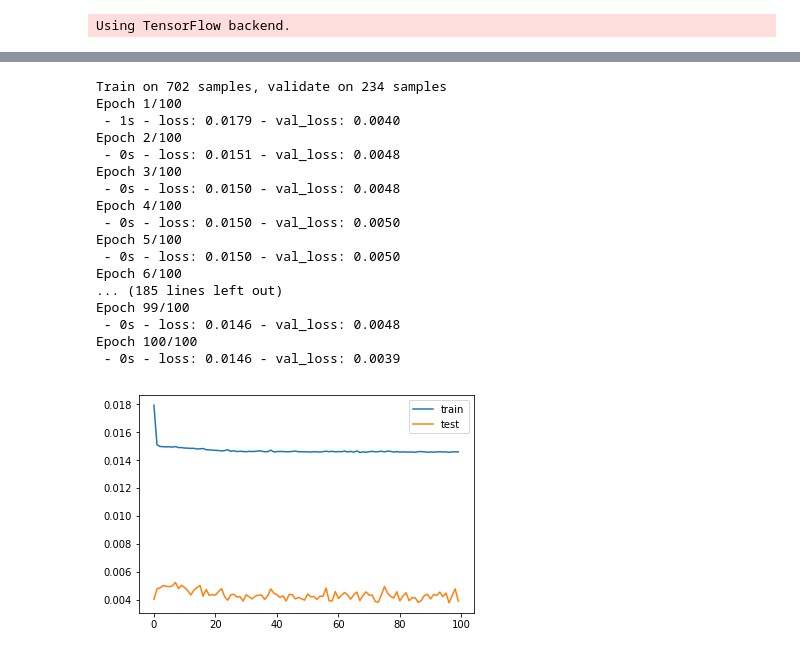
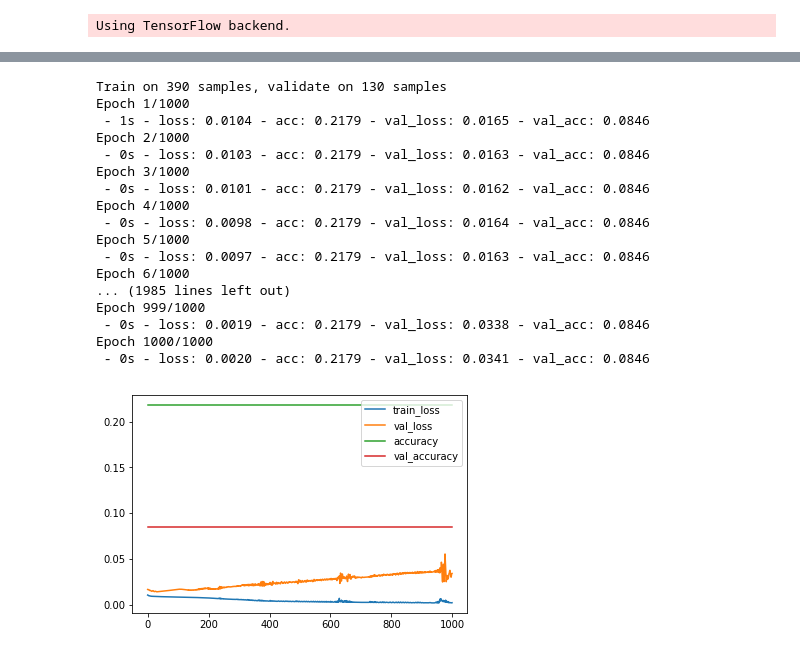
Before and after one commit to ChamodDamitha/Dengue-ML, a Jupyter notebook: Dengue-ML-LSTM.ipynb, the cells around one changed output, grey strips where cells are left out. Cells and saved outputs as stored; diff of their text form; code cells hidden in the pictures.

Commit message:
Add lstm with timesteps

```diff
--- a/Dengue-ML-LSTM.ipynb
+++ b/Dengue-ML-LSTM.ipynb
@@ -124,34 +224,55 @@ sj_test = sj_test_features.reshape(sj_test_features.shape[0], 1, sj_test_feature
 # %%
 # create and fit the LSTM network
-sj_model = Sequential()
-sj_model.add(LSTM(4, input_shape=(1, 4), return_sequences=True))
-sj_model.add(LSTM(1))
-sj_model.add(Dense(1))
+iq_model = Sequential()
 
-sj_model.compile(loss='mean_squared_error', optimizer='adam')
-hist = sj_model.fit(sj_train_X, sj_train_y, epochs=100, batch_size=10, verbose=2,
-          validation_data=(sj_test_X, sj_test_y))
+# stateful LSTM
+# batch_size = 1
+# sj_model.add(LSTM(16, batch_input_shape=(batch_size, sj_train_X.shape[1], sj_train_X.shape[2]), stateful=True))
 
-plt.plot(hist.history['loss'], label='train')
-plt.plot(hist.history['val_loss'], label='test')
+iq_model.add(LSTM(units=32, input_shape=(iq_train_X.shape[1], iq_train_X.shape[2]), return_sequences=False))
+iq_model.add(Dense(output_dim=1))
+
+iq_model.compile(loss='mse', optimizer='adam', metrics=["accuracy"])
+hist = iq_model.fit(iq_train_X, iq_train_y, epochs=1000, batch_size=len(iq_train_X), verbose=2,
+          validation_data=(iq_test_X, iq_test_y), shuffle=False)
+
+
+# losses = []
+# val_losses = []
+# for i in range(300):
+#     hist = sj_model.fit(sj_train_X, sj_train_y, epochs=1, batch_size=batch_size, verbose=2, shuffle=False,
+#                 validation_data=(sj_test_X, sj_test_y))
+#     losses.append(hist.history['loss'][0])
+#     val_losses.append(hist.history['val_loss'][0])
+#     sj_model.reset_states()
+
+# plt.plot(losses, label='train_loss')
+# plt.plot(val_losses, label='val_loss')
+# plt.legend()
+# plt.show()
+
+plt.plot(hist.history['loss'], label='train_loss')
+plt.plot(hist.history['val_loss'], label='val_loss')
+plt.plot(hist.history['acc'], label='accuracy')
+plt.plot(hist.history['val_acc'], label='val_accuracy')
 plt.legend()
 plt.show()
 # %% [output]
-Train on 702 samples, validate on 234 samples
-Epoch 1/100
- - 1s - loss: 0.0179 - val_loss: 0.0040
-Epoch 2/100
- - 0s - loss: 0.0151 - val_loss: 0.0048
-Epoch 3/100
- - 0s - loss: 0.0150 - val_loss: 0.0048
-Epoch 4/100
- - 0s - loss: 0.0150 - val_loss: 0.0050
-Epoch 5/100
- - 0s - loss: 0.0150 - val_loss: 0.0050
-Epoch 6/100
-... (185 lines left out)
-Epoch 99/100
- - 0s - loss: 0.0146 - val_loss: 0.0048
-Epoch 100/100
- - 0s - loss: 0.0146 - val_loss: 0.0039
+Train on 390 samples, validate on 130 samples
+Epoch 1/1000
+ - 1s - loss: 0.0104 - acc: 0.2179 - val_loss: 0.0165 - val_acc: 0.0846
+Epoch 2/1000
+ - 0s - loss: 0.0103 - acc: 0.2179 - val_loss: 0.0163 - val_acc: 0.0846
+Epoch 3/1000
+ - 0s - loss: 0.0101 - acc: 0.2179 - val_loss: 0.0162 - val_acc: 0.0846
+Epoch 4/1000
+ - 0s - loss: 0.0098 - acc: 0.2179 - val_loss: 0.0164 - val_acc: 0.0846
+Epoch 5/1000
+ - 0s - loss: 0.0097 - acc: 0.2179 - val_loss: 0.0163 - val_acc: 0.0846
+Epoch 6/1000
+... (1985 lines left out)
+Epoch 999/1000
+ - 0s - loss: 0.0019 - acc: 0.2179 - val_loss: 0.0338 - val_acc: 0.0846
+Epoch 1000/1000
+ - 0s - loss: 0.0020 - acc: 0.2179 - val_loss: 0.0341 - val_acc: 0.0846
-[figure, old version]
+[figure, new version]
```
Also changed, not shown: parts of 9 cells of this notebook, 4 other files.
